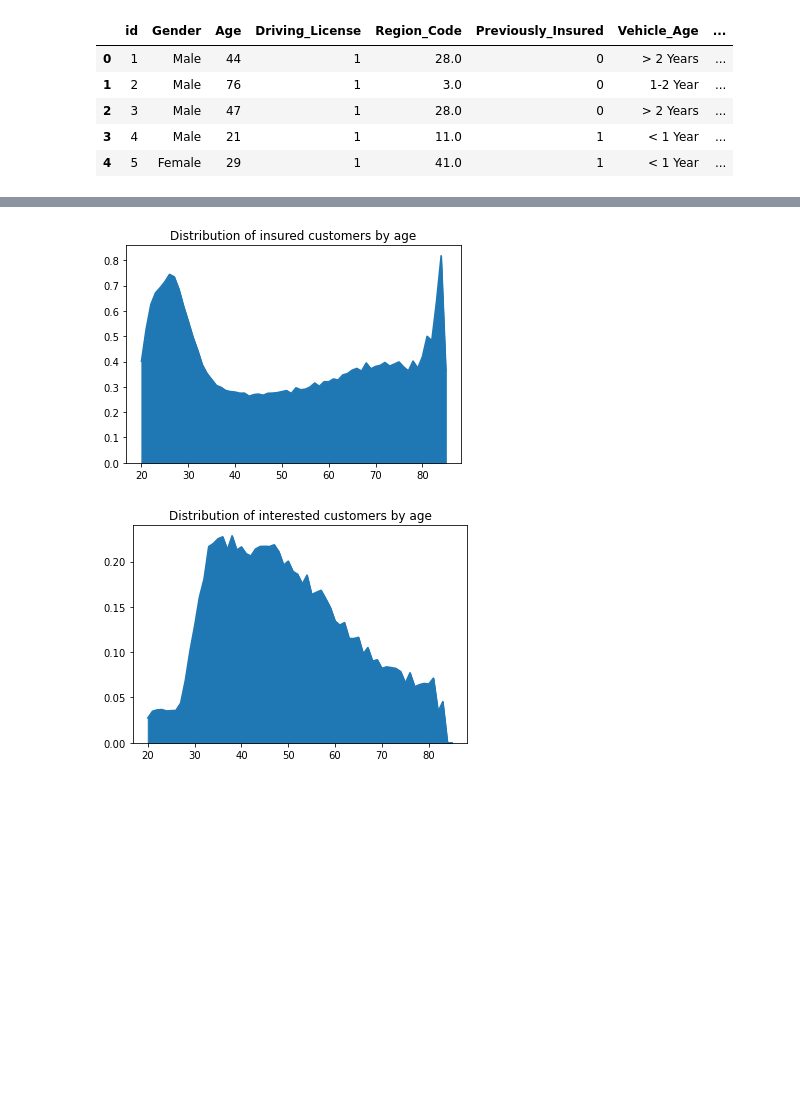
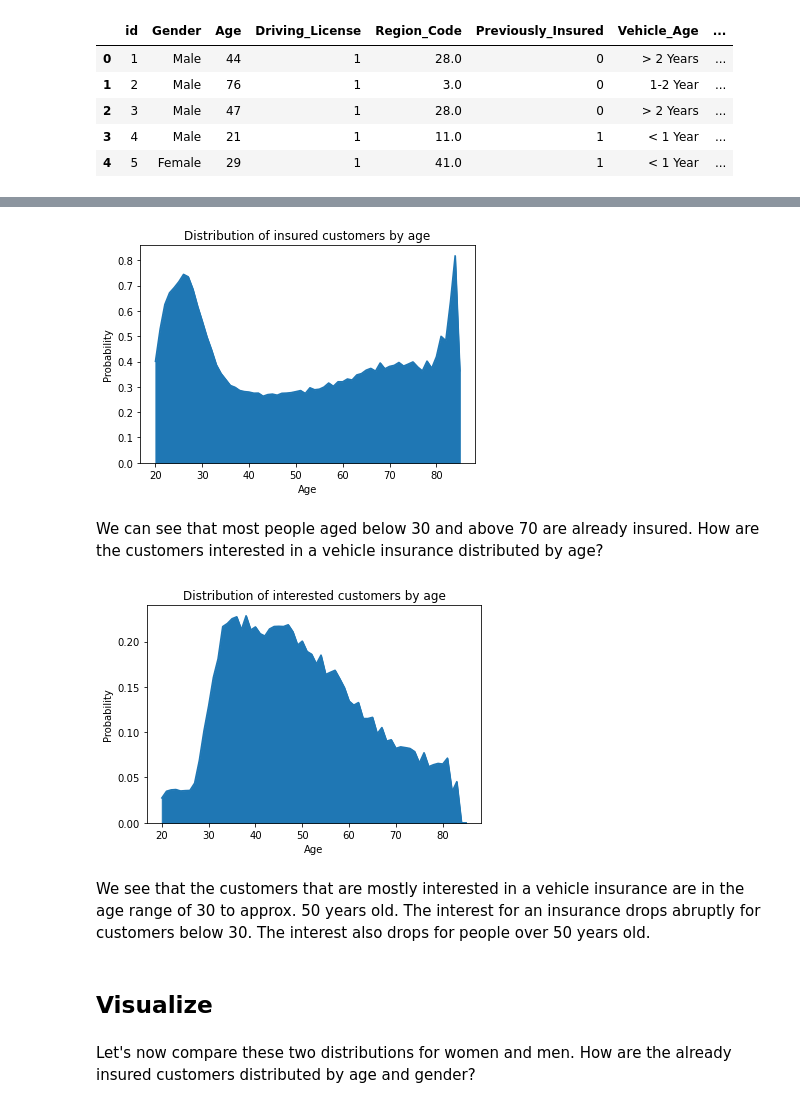
Before and after one commit to asyntychaki/Health-Insurance-Cross-Sell, a Jupyter notebook: 1-Age-Insurance.ipynb, the cells around one changed output, grey strips where cells are left out. Cells and saved outputs as stored; diff of their text form; code cells hidden in the pictures; blank space fills up the shorter version.

```diff
--- a/1-Age-Insurance.ipynb
+++ b/1-Age-Insurance.ipynb
@@ -44,13 +93,25 @@ df_pos = df[df['Response']==1]
 # %%
-# How are the already insured customers distributed by age? (normalized distribution)
+# Normalized distribution
 (df_ins['Age'].value_counts()/df['Age'].value_counts()).plot(kind="area");
 plt.title("Distribution of insured customers by age");
+plt.ylabel('Probability');
+plt.xlabel('Age');
 # %% [output]
-[figure, old version]
+[figure, new version]
+# %% [markdown]
+We can see that most people aged below 30 and above 70 are already insured. How are the customers interested in a vehicle insurance distributed by age?
 # %%
-# How are the customers interested in a vehicle insurance distributed by age? (normalized distribution)
+# Normalized distribution
 (df_pos['Age'].value_counts()/df['Age'].value_counts()).plot(kind="area");
 plt.title("Distribution of interested customers by age");
+plt.ylabel('Probability');
+plt.xlabel('Age');
 # %% [output]
-[figure, old version]
+[figure, new version]
+# %% [markdown]
+We see that the customers that are mostly interested in a vehicle insurance are in the age range of 30 to approx. 50 years old. The interest for an insurance drops abruptly for customers below 30. The interest also drops for people over 50 years old.
+# %% [markdown]
+## Visualize
+# %% [markdown]
+Let's now compare these two distributions for women and men. How are the already insured customers distributed by age and gender?
 # %%
```
Also changed, not shown: parts of 20 cells of this notebook, 3 other files.
